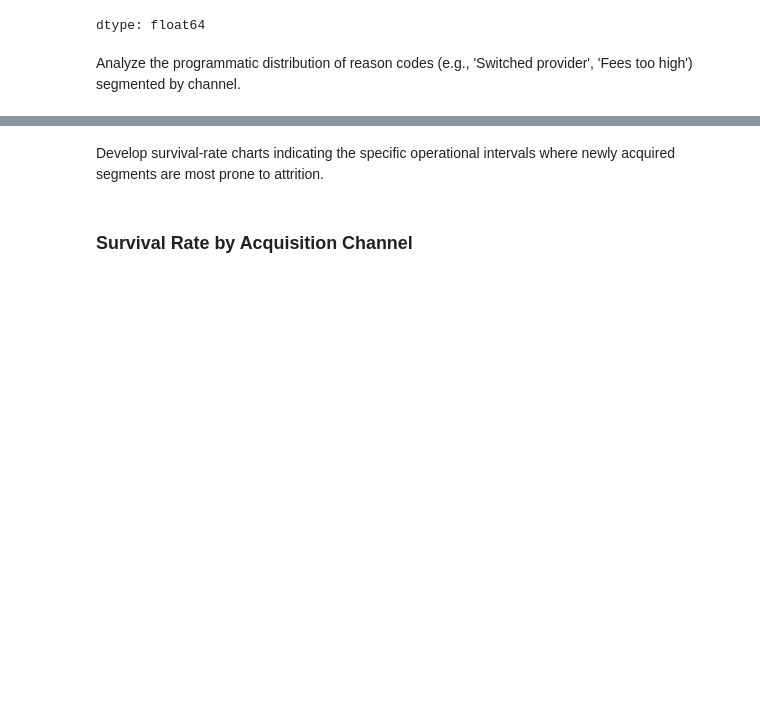
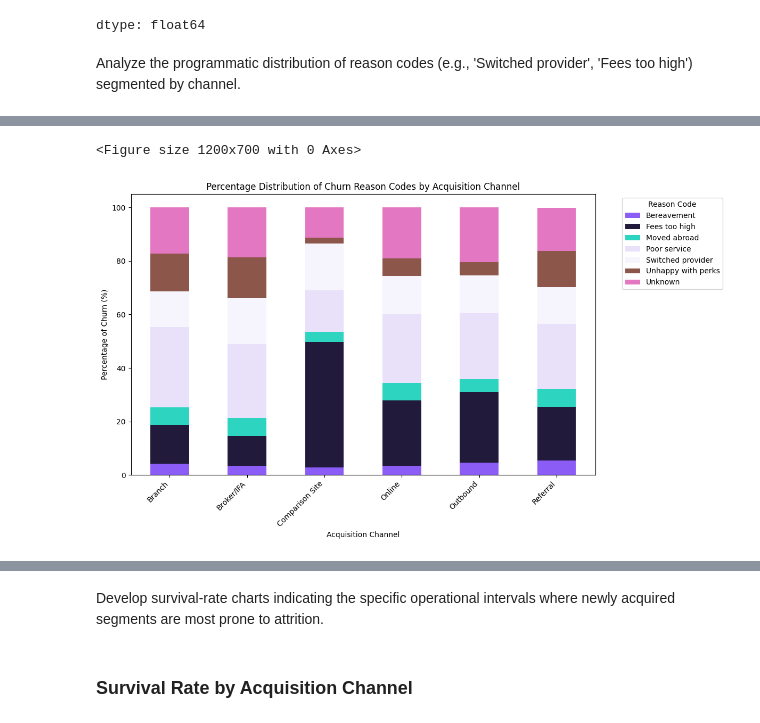
Before and after one commit to geraintmelville/moneycraft_project, a Jupyter notebook: LizMoneyCraft.ipynb, the cells around one changed output, grey strips where cells are left out. Drawn from its saved outputs; the diff is of its cells as text; code cells hidden in the pictures; blank space fills up the shorter version.

```diff
--- a/LizMoneyCraft.ipynb
+++ b/LizMoneyCraft.ipynb
@@ -597,5 +599,20 @@ display(reason_code_distribution_percent)
 | Online | 3.48 | 24.43 | 6.55 | 25.62 | 14.30 | 6.65 | ... |
 | Outbound | 4.66 | 26.42 | 4.84 | 24.53 | 14.16 | 5.01 | ... |
 | Referral | 5.28 | 20.13 | 6.60 | 24.42 | 13.86 | 13.53 | ... |
+# %%
+plt.figure(figsize=(12, 7))
+# Define your custom colors here
+custom_colors = ['#8B5CF6', '#211A3B', '#2DD4BF', '#E9E1FA', '#F6F4FC', '#8c564b', '#e377c2']
+reason_code_distribution_percent.plot(kind='bar', stacked=True, figsize=(12, 7), color=custom_colors)
+plt.title('Percentage Distribution of Churn Reason Codes by Acquisition Channel')
+plt.xlabel('Acquisition Channel')
+plt.ylabel('Percentage of Churn (%)')
+plt.xticks(rotation=45, ha='right')
+plt.legend(title='Reason Code', bbox_to_anchor=(1.05, 1), loc='upper left')
+plt.tight_layout()
+plt.show()
+# %% [output]
+<Figure size 1200x700 with 0 Axes>
+[figure, added]
 # %%
 # Customers who have churned, the months they churned and the freq.
```
Also changed, not shown: parts of 6 cells of this notebook.
